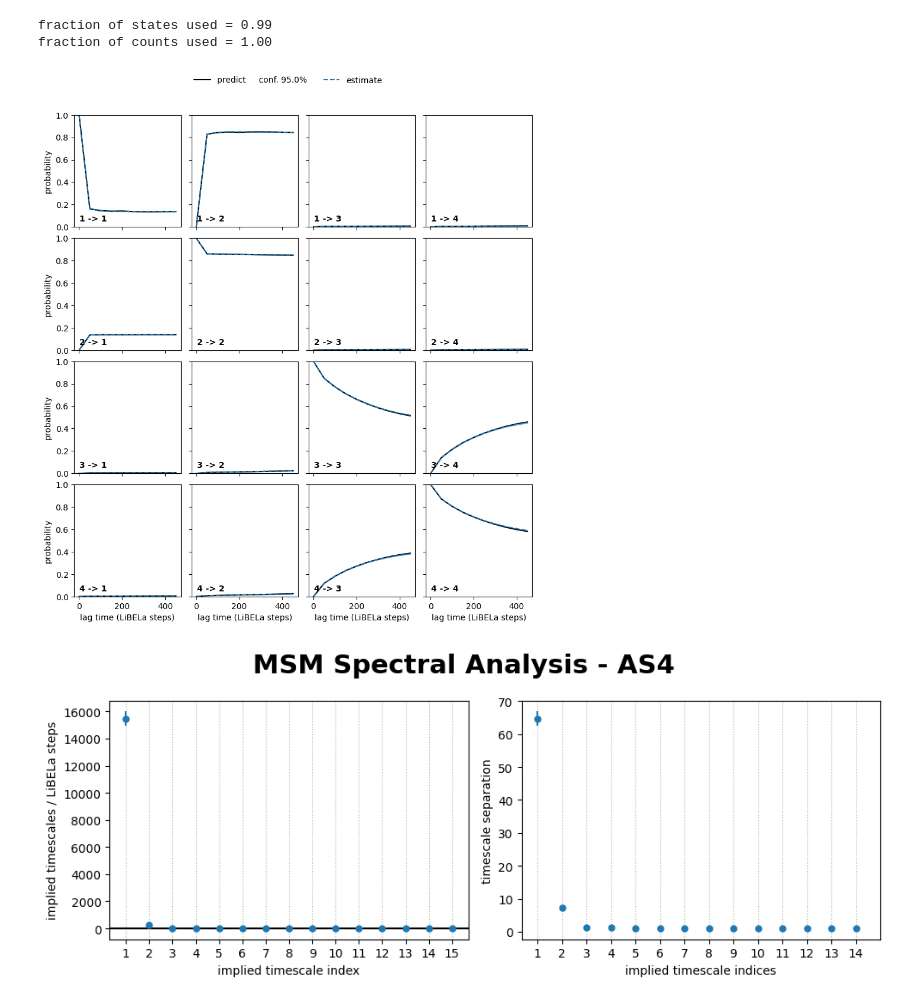
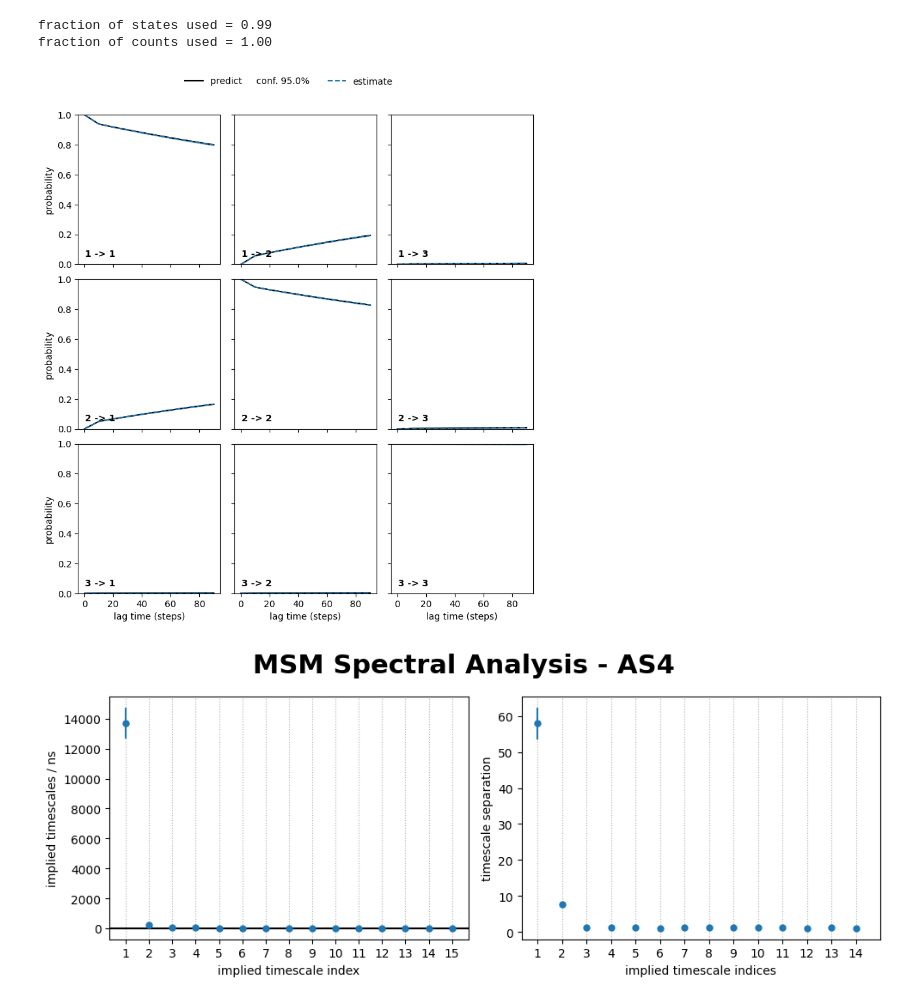
Before and after one commit to saguileran/MD-SCPI, a Jupyter notebook: NoteBooks/PyEMMA_AS4.ipynb, the cells around one changed output. Drawn from its saved outputs; the diff is of its cells as text; code cells hidden in the pictures.

```diff
--- a/NoteBooks/PyEMMA_AS4.ipynb
+++ b/NoteBooks/PyEMMA_AS4.ipynb
@@ -39,48 +38,51 @@ def score_cv(data, dim, lag, number_of_splits=10, validation_fraction=0.5):
 ligand = 'AS4'
 root = '/content/drive/MyDrive/MolecularDynamics_2023/USP/MC/{}/7000K/'.format(ligand)
 pdb = '/content/drive/MyDrive/MolecularDynamics_2023/USP/MC/{}_H.pdb'.format(ligand)
-files = [root+str(i)+".nc" for i in range(0,50)]#random.sample(range(0,50), 10)]
-
-feat = pycoor.featurizer(pdb)
-feat.add_all() # just use all xyz-coordinates
-data = pycoor.load(files, features=feat)
+files = [root+str(i)+".nc" for i in range(50)] # random.sample(range(0,50), 10)]
+feat = coor.featurizer(pdb)
+# just use all xyz-coordinates
+feat.add_all()
+data = coor.load(files, features=feat)
+labels = ['coordinates']
 # %%
-lagtime = 50
+lagtime = 10
 tica = pyemma.coordinates.tica(data, lag=lagtime, dim=10)
 tica_output = tica.get_output()
 tica_concatenated = np.concatenate(tica_output)
 # %%
 %%time
 
-fig, (ax, ax1) = plt.subplots(1,2,figsize=(14,7))
+fig, (ax, ax_1) = plt.subplots(1,2,figsize=(14,7))
 
 n_clustercenters = [5, 10, 100, 200, 500]
 scores = np.zeros((len(n_clustercenters), 5))
 for n, k in enumerate(n_clustercenters):
     for m in range(5):
         #with pyemma.util.contexts.settings(show_progress_bars=False):
-        _cl = pyemma.coordinates.cluster_kmeans(tica_output, k=k, max_iter=50, stride=50)
-        _msm = pyemma.msm.estimate_markov_model(_cl.dtrajs, 5)
-        scores[n, m] = _msm.score_cv(_cl.dtrajs, n=1, score_method='VAMP2', score_k=min(10, k))
+            _cl = pyemma.coordinates.cluster_kmeans(
+                tica_output, k=k, max_iter=50, stride=50)
+            _msm = pyemma.msm.estimate_markov_model(_cl.dtrajs, 5)
+            scores[n, m] = _msm.score_cv(
+                _cl.dtrajs, n=1, score_method='VAMP2', score_k=min(10, k))
 
 lower, upper = pyemma.util.statistics.confidence_interval(scores.T.tolist(), conf=0.9)
 ax.fill_between(n_clustercenters, lower, upper, alpha=0.3)
 ax.plot(n_clustercenters, np.mean(scores, axis=1), '-o')
 ax.semilogx()
-ax.set_xlabel('number of cluster centers');  ax.set_ylabel('VAMP-2 score')
+ax.set_xlabel('number of cluster centers'); ax.set_ylabel('VAMP-2 score')
 
-# ---------------------------------------------------------------
 lags = [10, 15, 20, 25, 30, 50, 100]
 dims = [i + 1 for i in range(10)]
 
 for i, lag in enumerate(lags):
-    scores_ = np.array([score_cv(data, dim, lag) for dim in dims])
+    scores_ = np.array([score_cv(data, dim, lag)
+                        for dim in dims])
     scores = np.mean(scores_, axis=1)
     errors = np.std(scores_, axis=1, ddof=1)
-    ax1.fill_between(dims, scores - errors, scores + errors, alpha=0.3, facecolor='C{}'.format(i))
-    ax1.plot(dims, scores, '--o', color='C{}'.format(i), label='lag={:.1f}steps'.format(lag * 1.0))
-ax1.legend()
-ax1.set_xlabel('number of dimensions');  ax1.set_ylabel('VAMP2 score')
+    ax_1.fill_between(dims, scores - errors, scores + errors, alpha=0.3, facecolor='C{}'.format(i))
+    ax_1.plot(dims, scores, '--o', color='C{}'.format(i), label='lag={:.1f}steps'.format(lag * 1.0))
+ax_1.legend()
+ax_1.set_xlabel('number of dimensions'); ax_1.set_ylabel('VAMP2 score')
 
 fig.tight_layout()
 plt.show()
@@ -159,8 +122,7 @@ fig.tight_layout()
 # %%
-%%time
 #@title Clusters
 plt.close()
-cluster = pyemma.coordinates.cluster_kmeans(tica_output, k=500, max_iter=300, stride=1, fixed_seed=1)
+cluster = pyemma.coordinates.cluster_kmeans(tica_output, k=600, max_iter=500, stride=1)#, fixed_seed=1)
 dtrajs_concatenated = np.concatenate(cluster.dtrajs)
 
 fig, ax = plt.subplots(figsize=(6, 6))
@@ -187,12 +146,12 @@ fraction of states used = 0.99
 fraction of counts used = 1.00
 # %%
 #@title Chapman-Kolmogorov test
-nstates = 4
+nstates = 3
 plt.close()
 cktest = msm.cktest(nstates, mlags=10)
-pyemma.plots.plot_cktest(cktest, dt=1.0, units='LiBELa steps');
+pyemma.plots.plot_cktest(cktest, dt=1.0, units='steps');
 # %% [output]
-[figure, old version]
+[figure, new version]
 # %%
 #@title MSM Spectral Analysis
 def its_separation_err(ts, ts_err):
@@ -229,7 +188,7 @@ for i, ax in enumerate(axes):
 axes[0].axhline(msm.lag * 0.1, lw=1.5, color='k')
 axes[0].axhspan(0, msm.lag * 0.1, alpha=0.3, color='k')
 axes[0].set_xlabel('implied timescale index')
-axes[0].set_ylabel('implied timescales / LiBELa steps')
+axes[0].set_ylabel('implied timescales / ns')
 axes[1].set_xticks(range(1, nits))
 #axes[1].set_xticklabels(["{:d}/{:d}".format(k, k + 1) for k in range(1, nits + 2)], rotation=45)
 axes[1].set_xlabel('implied timescale indices')
@@ -237,7 +196,7 @@ axes[1].set_ylabel('timescale separation')
 plt.suptitle('MSM Spectral Analysis - '+ligand, fontweight='bold', fontsize='22')
 fig.tight_layout()
 # %% [output]
-[figure, old version]
+[figure, new version]
 # %%
 #@title Stationary Distribution and Free Energy
 plt.close()
```
Also changed, not shown: parts of 19 cells of this notebook.
